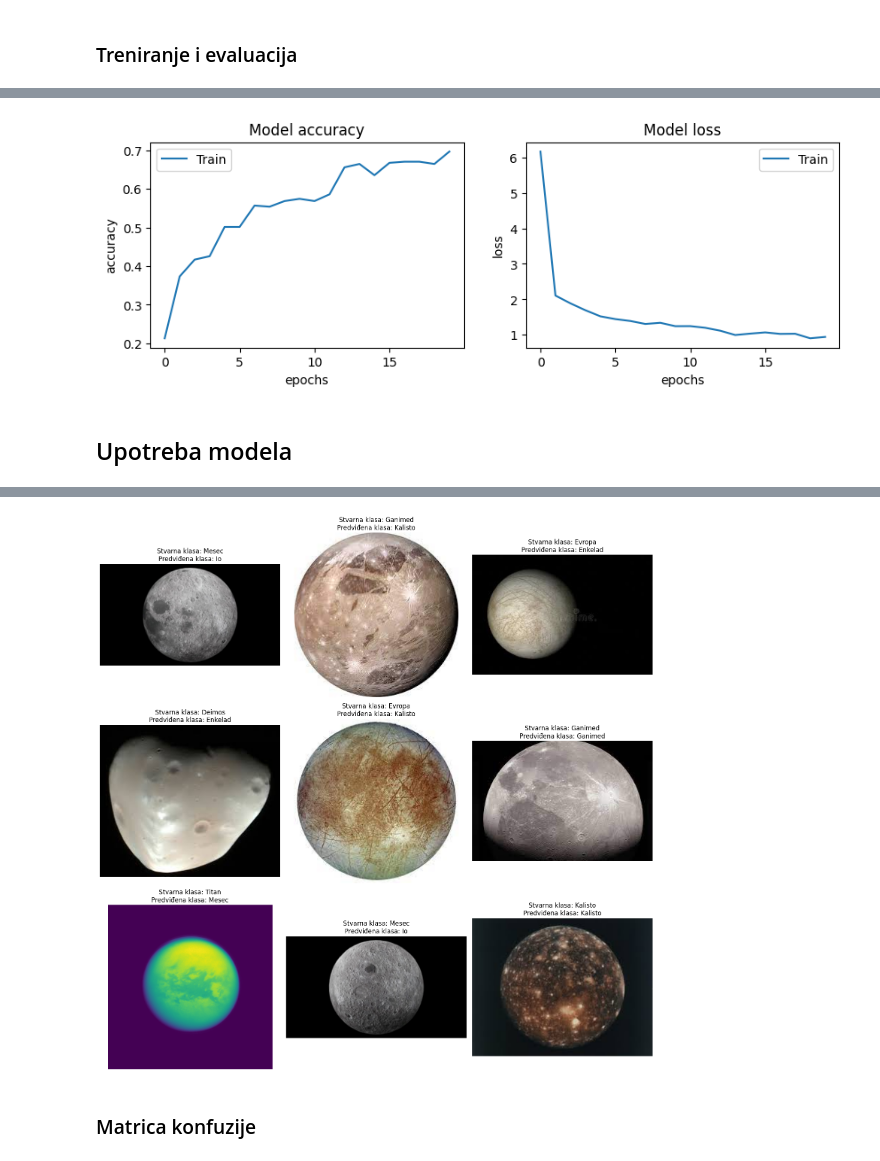
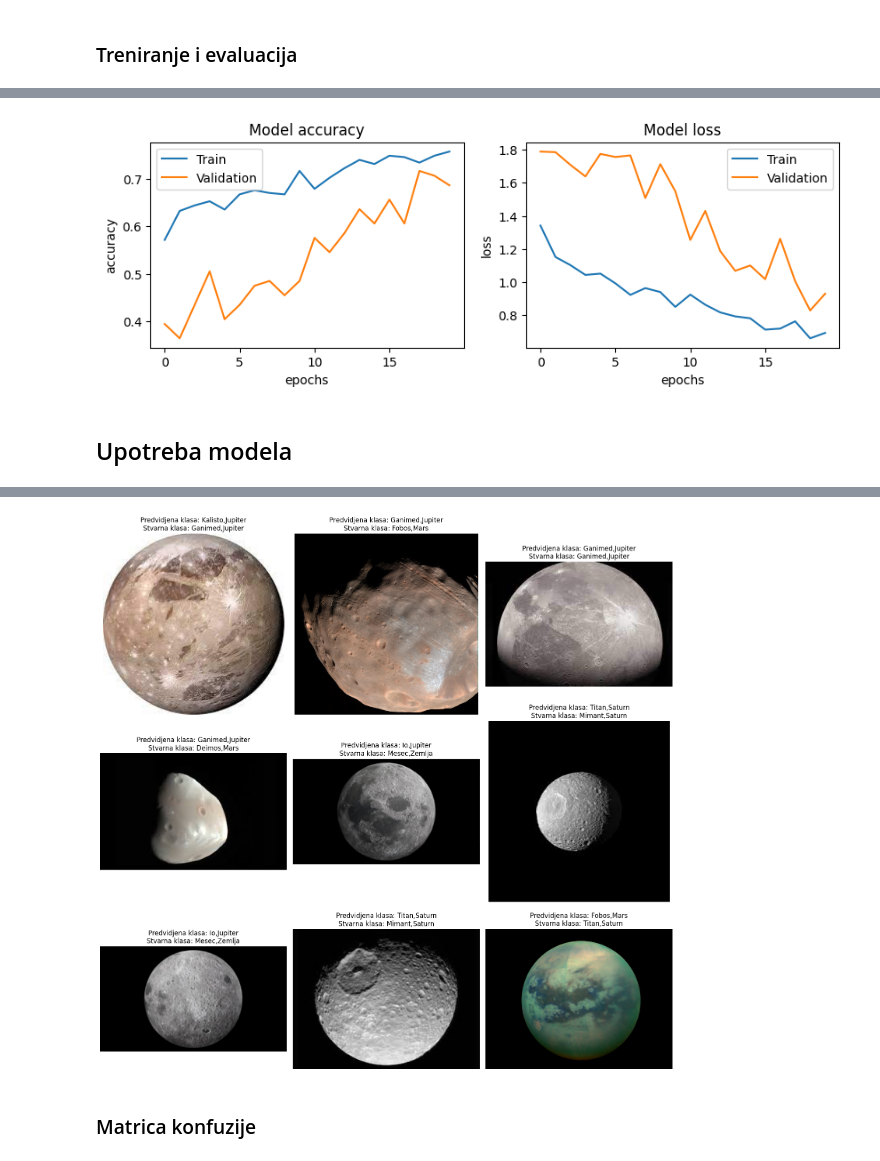
Before and after one commit to todortodorovic/IP2projekat, a Jupyter notebook: Klasifikacija planeta i satelita - drugi deo.ipynb, the cells around one changed output, grey strips where cells are left out. Drawn from its saved outputs; the diff is of its cells as text; code cells hidden in the pictures.

```diff
--- a/Klasifikacija planeta i satelita - drugi deo.ipynb
+++ b/Klasifikacija planeta i satelita - drugi deo.ipynb
@@ -174,14 +211,14 @@ plt.show()
 # %%
 from tensorflow.keras.preprocessing import image
 # Dobijanje random 9 putanja iz test generatora
-putanje = np.random.choice(test_generator.filepaths, 9, replace=False)
+putanje = np.random.choice(test_generator_planete.filepaths, 9, replace=False)
 
 # Prikazivanje slika sa random putanja
 plt.figure(figsize=(15, 15))
 for i, putanja in enumerate(putanje):
+
     # Učitavanje slike
     slika = plt.imread(putanja)
-
 
     # Učitavanje slike sa putanje
     img = image.load_img(putanja, target_size=target_size)
@@ -297,0 +307,2 @@ Found 148 validated image filenames belonging to 11 classes.
+# %%
+train_generator_sateliti, test_generator_sateliti, val_generator_sateliti = podeli_bazu(slike_putanje, oznake)
@@ -299,6 +314,6 @@ Found 148 validated image filenames belonging to 11 classes.
 ### Treniranje i evaluacija
 # %%
 model.compile(optimizer='adam', loss='sparse_categorical_crossentropy', metrics=['accuracy'])
-history = model.fit(train_generator, batch_size=batch_size, epochs=20, verbose=1)
+history = model.fit(train_generator_sateliti, validation_data=val_generator_sateliti, batch_size=batch_size, epochs=20, verbose=1)
 # %% [output]
 Epoch 1/20
@@ -330,13 +345,14 @@ Test Accuracy:  54.05%
 fig, ax = plt.subplots(1, 2, figsize=(10, 3))
 ax = ax.ravel()
 for i, met in enumerate(['accuracy', 'loss']):
-        ax[i].plot(history.history[met])
-        ax[i].set_title('Model {}'.format(met))
-        ax[i].set_xlabel('epochs')
-        ax[i].set_ylabel(met)
-        ax[i].legend(['Train'])
+    ax[i].plot(history.history[met])
+    ax[i].plot(history.history['val_' + met])
+    ax[i].set_title('Model {}'.format(met))
+    ax[i].set_xlabel('epochs')
+    ax[i].set_ylabel(met)
+    ax[i].legend(['Train', 'Validation'])
 plt.show()
 # %% [output]
-[figure, old version]
+[figure, new version]
 # %% [markdown]
 ## Upotreba modela
@@ -355,6 +359,6 @@ def prikazi_matricu_slika(slike, predvidjene_klase, stvarne_klase):
 # %%
 # Dobijanje random 9 putanja iz test generatora
-putanje = np.random.choice(test_generator.filepaths, 9, replace=False)
+putanje = np.random.choice(test_generator_sateliti.filepaths, 9, replace=False)
 
 # Prikazivanje slika sa random putanja
 plt.figure(figsize=(15, 15))
@@ -382,7 +386,7 @@ for i, putanja in enumerate(putanje):
     # Prikaz slike
     plt.subplot(3, 3, i + 1)
     plt.imshow(slika)
-    plt.title(f"Stvarna klasa: {klasa}\nPredviđena klasa: {klasa_predikcije}")
+    plt.title(f'Predvidjena klasa: {klasa_predikcije},{planeta_kojoj_pripada(klasa_predikcije)}\nStvarna klasa: {klasa},{planeta_kojoj_pripada(klasa)}')
     plt.axis('off')
 
 plt.tight_layout()
@@ -400,4 +404,4 @@ plt.show()
-[figure, old version]
+[figure, new version]
 # %% [markdown]
 ### Matrica konfuzije
 # %%
```
Also changed, not shown: parts of 34 cells of this notebook, 2 other files.
